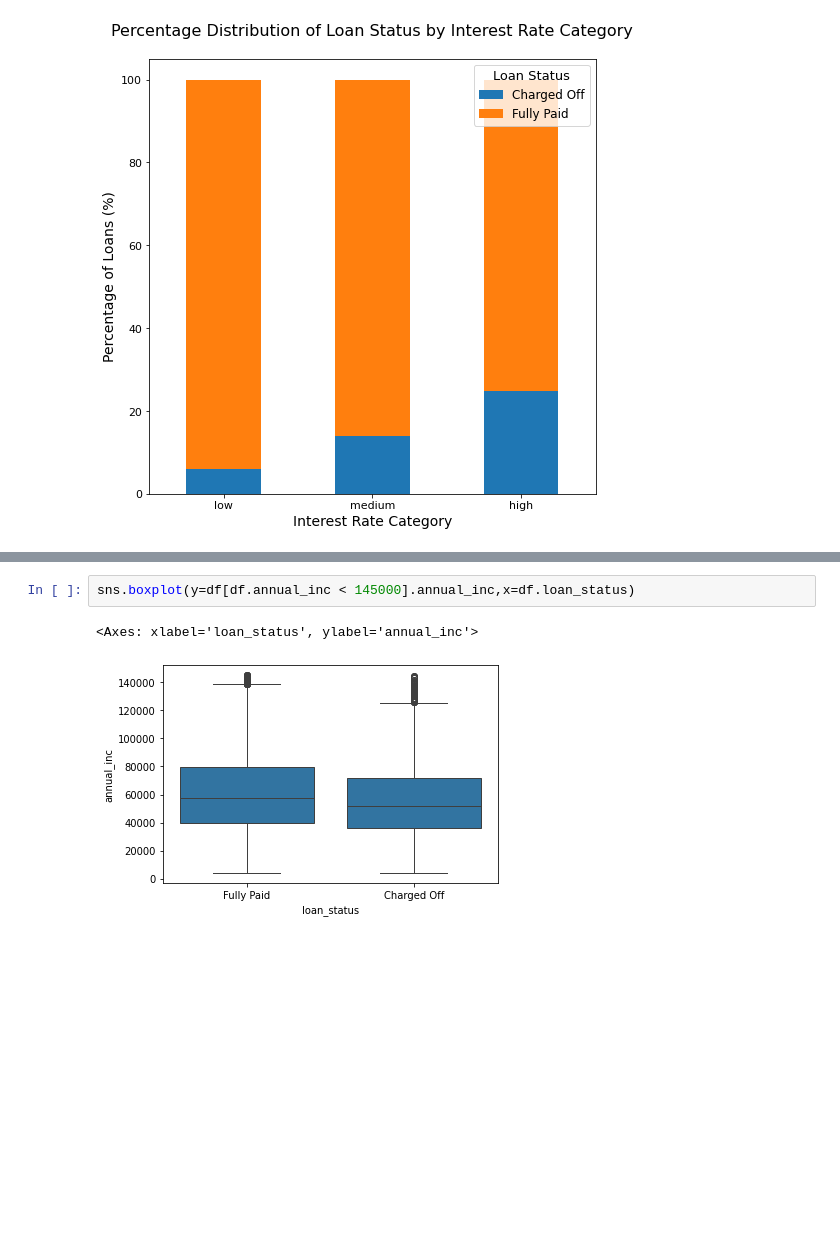
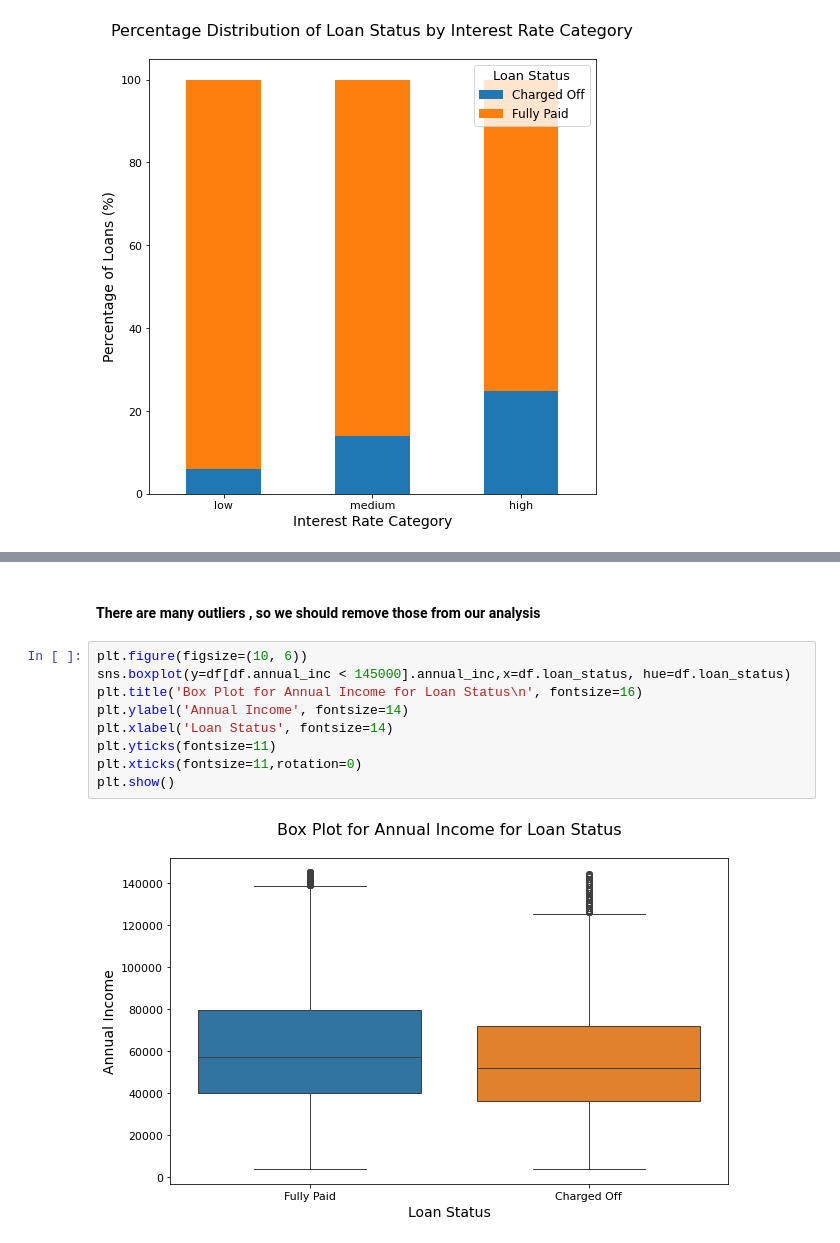
Before and after one commit to balkrishnan/LendingClubCase_upGrad_BalkrishnanV_BhavyaK, a Jupyter notebook: bhavyatemp/final.ipynb, the cells around one changed output, grey strips where cells are left out. Drawn from its saved outputs; the diff is of its cells as text; blank space fills up the shorter version.

```diff
--- a/bhavyatemp/final.ipynb
+++ b/bhavyatemp/final.ipynb
@@ -576,5 +912,13 @@ plt.show()
+# %% [markdown]
+#### There are many outliers , so we should remove those from our analysis
 # %%
-sns.boxplot(y=df[df.annual_inc < 145000].annual_inc,x=df.loan_status)
+plt.figure(figsize=(10, 6))
+sns.boxplot(y=df[df.annual_inc < 145000].annual_inc,x=df.loan_status, hue=df.loan_status)
+plt.title('Box Plot for Annual Income for Loan Status\n', fontsize=16)
+plt.ylabel('Annual Income', fontsize=14)
+plt.xlabel('Loan Status', fontsize=14)
+plt.yticks(fontsize=11)
+plt.xticks(fontsize=11,rotation=0)
+plt.show()
 # %% [output]
-<Axes: xlabel='loan_status', ylabel='annual_inc'>
-[figure, old version]
+[figure, new version]
```
Also changed, not shown: parts of 63 cells of this notebook.
